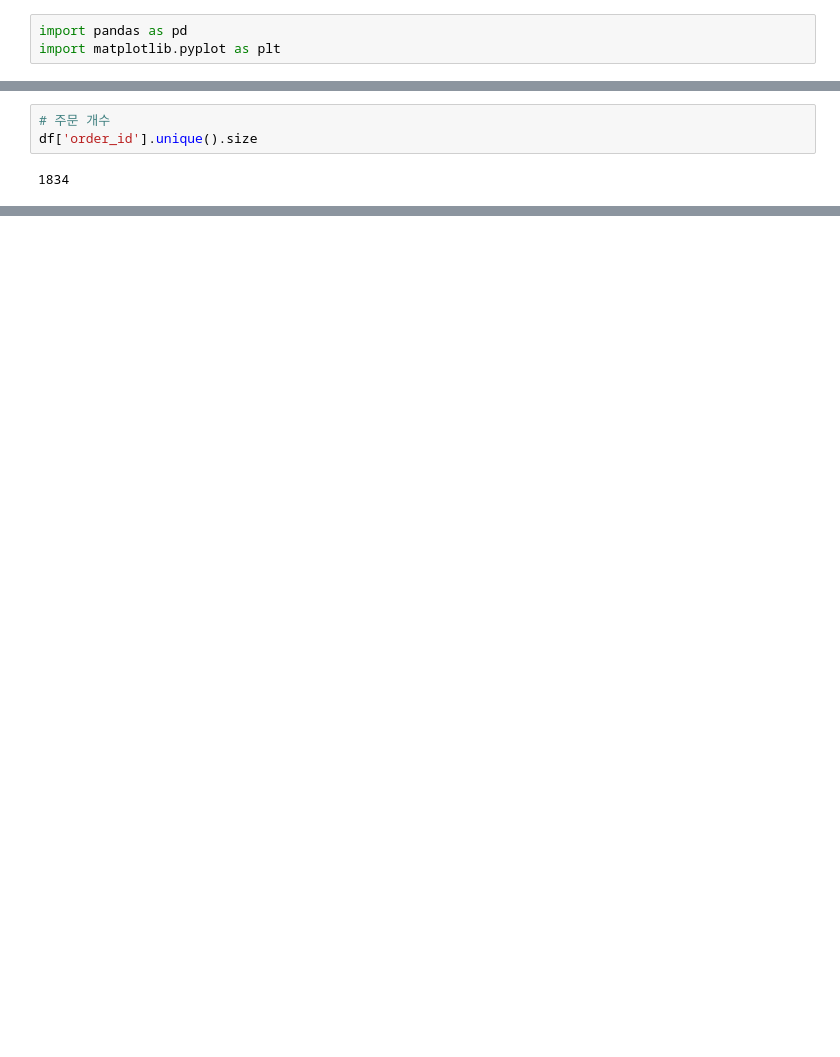
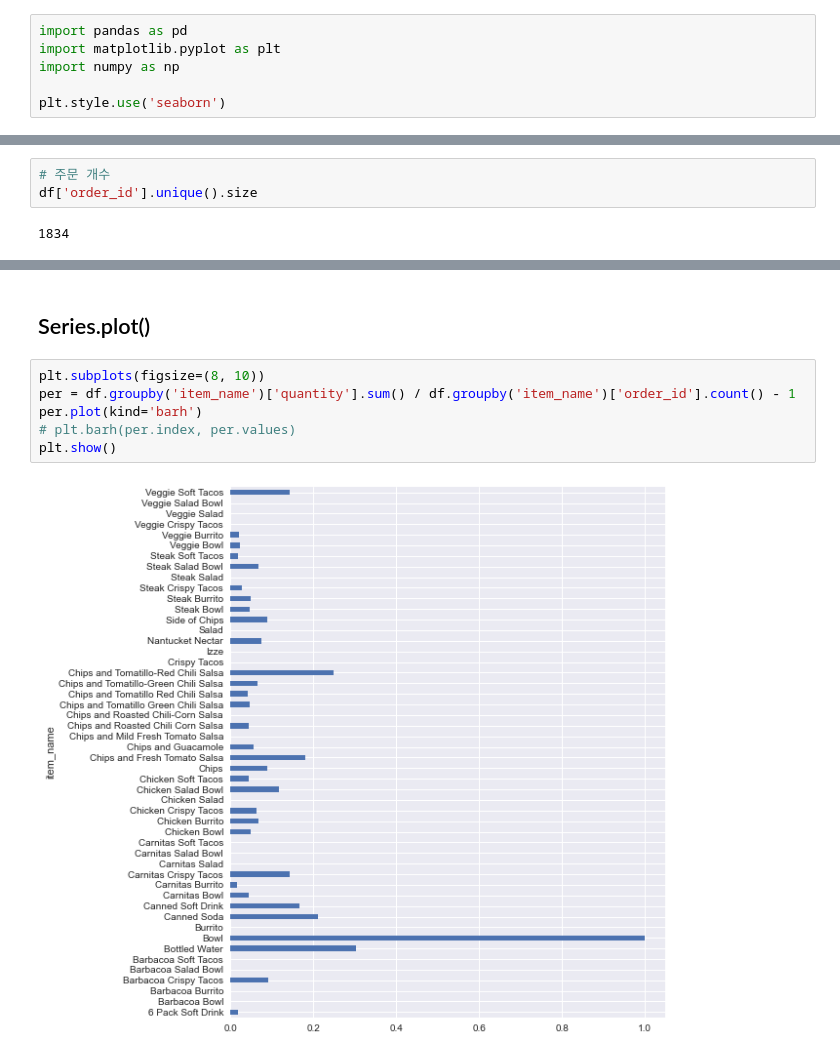
Before and after one commit to DIMI19HD/study-data-structure-python-notebook, a Jupyter notebook: 4. chipotle.ipynb, the cells around one changed output, grey strips where cells are left out. Cells and saved outputs as stored; diff of their text form; blank space fills up the shorter version.

```diff
--- a/4. chipotle.ipynb
+++ b/4. chipotle.ipynb
@@ -1,6 +1,9 @@
 # %%
 import pandas as pd
 import matplotlib.pyplot as plt
+import numpy as np
+
+plt.style.use('seaborn')
 # %% [markdown]
 csv: comma seperated values의 약자로 콤마로 열이 구분되어 있다
 tsv: tab~~
@@ -169,0 +399,10 @@ df['order_id'].unique().size
+# %% [markdown]
+## Series.plot()
+# %%
+plt.subplots(figsize=(8, 10))
+per = df.groupby('item_name')['quantity'].sum() / df.groupby('item_name')['order_id'].count() - 1
+per.plot(kind='barh')
+# plt.barh(per.index, per.values)
+plt.show()
+# %% [output]
+[figure, added]
```
Also changed, not shown: parts of 32 cells of this notebook.
